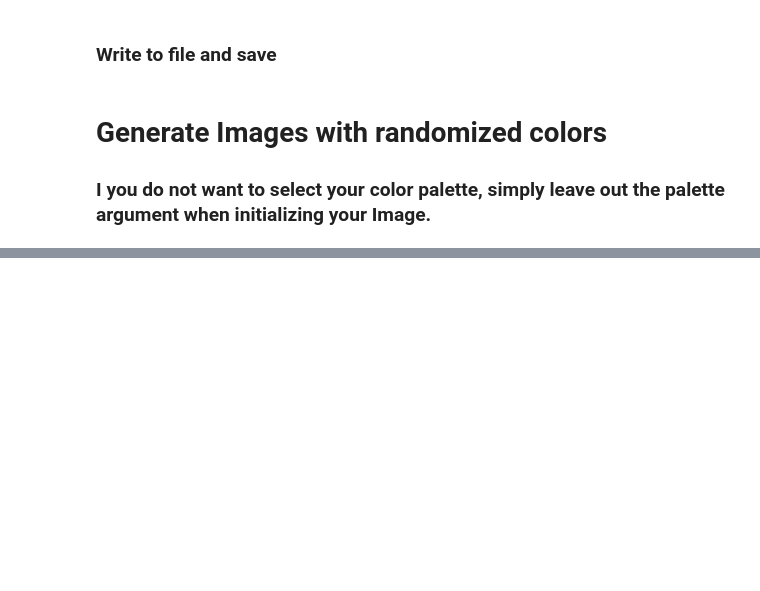
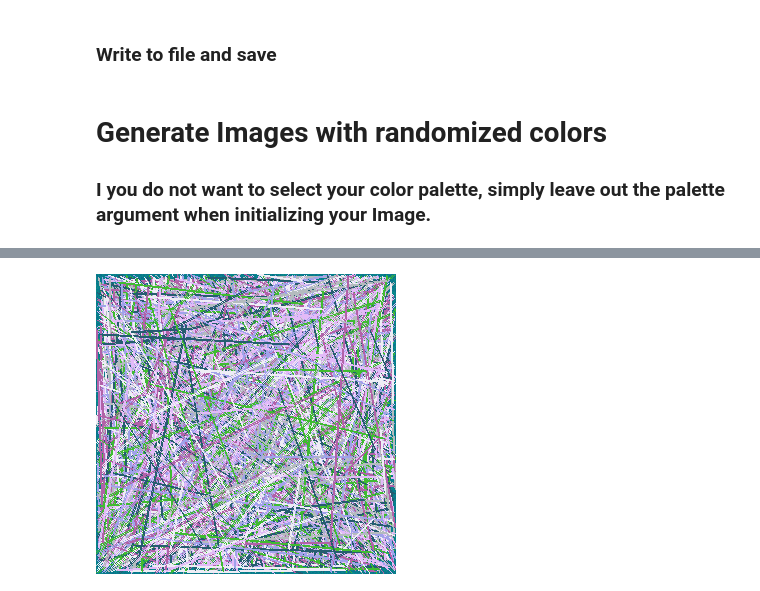
Before and after one commit to walkerdavis/digital-jackson-pollack, a Jupyter notebook: digital_jackson_pollack.ipynb, the cells around one changed output, grey strips where cells are left out. Drawn from its saved outputs; the diff is of its cells as text; code cells hidden in the pictures; blank space fills up the shorter version.

```diff
--- a/digital_jackson_pollack.ipynb
+++ b/digital_jackson_pollack.ipynb
@@ -60,6 +62,7 @@ picture.save("convergence.png", "PNG")
 # %%
 canvas = jackson_pollack(300, 300, 8, 5000)
 
-picture_random_colors = create_pollack_image(canvas=canvas)
+picture_random_colors = canvas_to_image(canvas=canvas)
 
 picture_random_colors
+# %% [output]
@@ -66 +70,2 @@ picture_random_colors
+[figure, added]
 # %%
```
Also changed, not shown: parts of 9 cells of this notebook, 3 other files.
